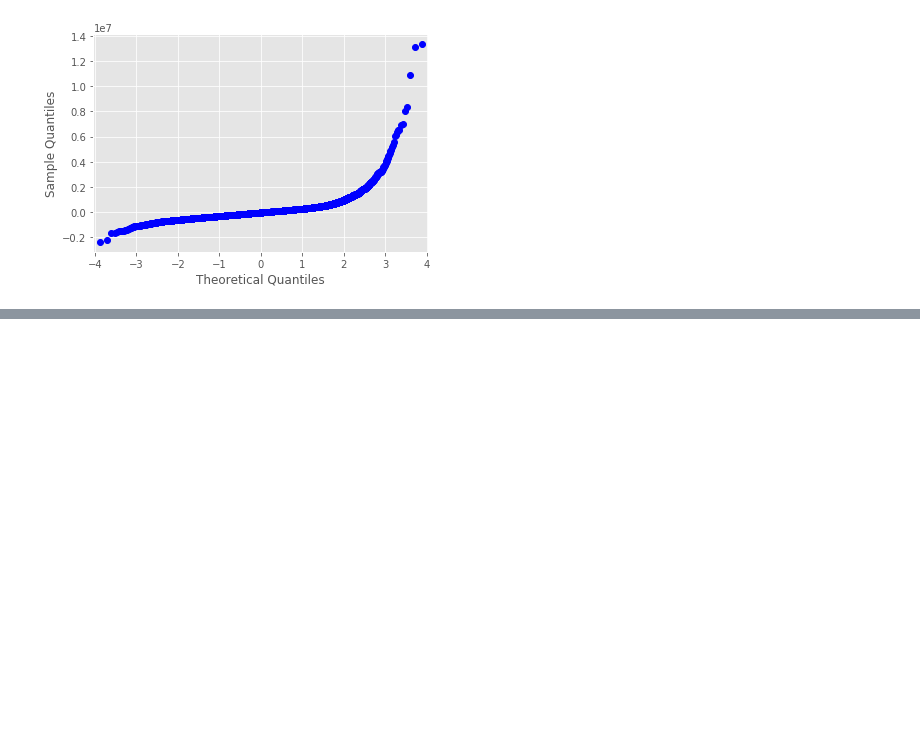
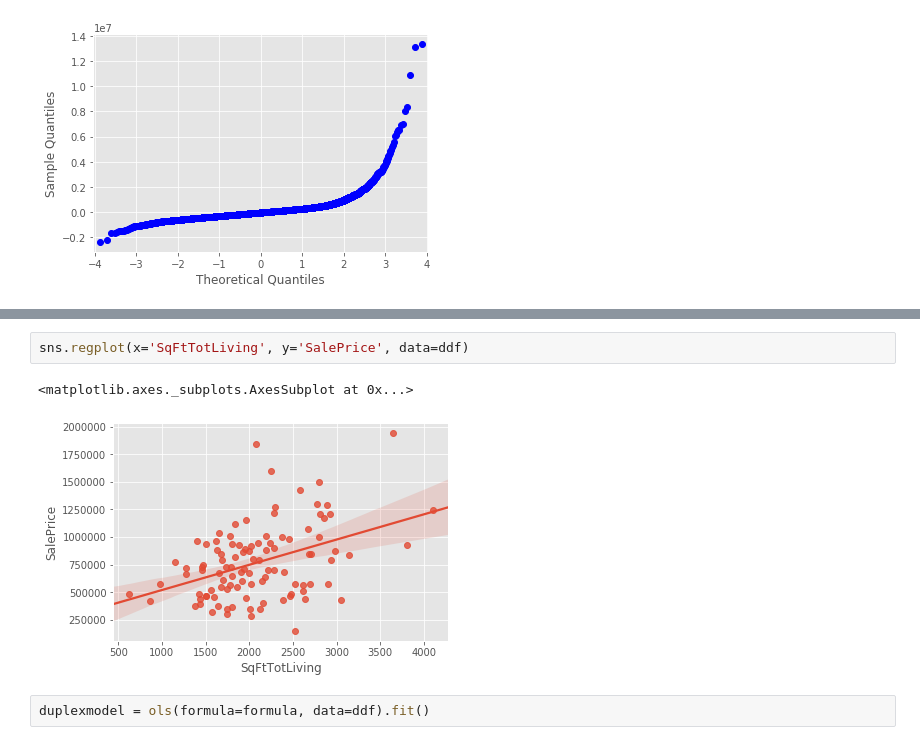
Before and after one commit to dannmorr/mod2-project-group-3, a Jupyter notebook: notebooks/exploratory/jp-2-modeling.ipynb, the cells around one changed output, grey strips where cells are left out. Saved outputs shown, nothing was run; the diff lists cells and outputs as text; blank space fills up the shorter version.

```diff
--- a/notebooks/exploratory/jp-2-modeling.ipynb
+++ b/notebooks/exploratory/jp-2-modeling.ipynb
@@ -164,0 +240,7 @@ sm.qqplot(fsm_resids)
+# %%
+sns.regplot(x='SqFtTotLiving', y='SalePrice', data=ddf)
+# %% [output]
+<matplotlib.axes._subplots.AxesSubplot at 0x...>
+[figure, added]
+# %%
+duplexmodel = ols(formula=formula, data=ddf).fit()
```
Also changed, not shown: parts of 36 cells of this notebook, 2 other files.
